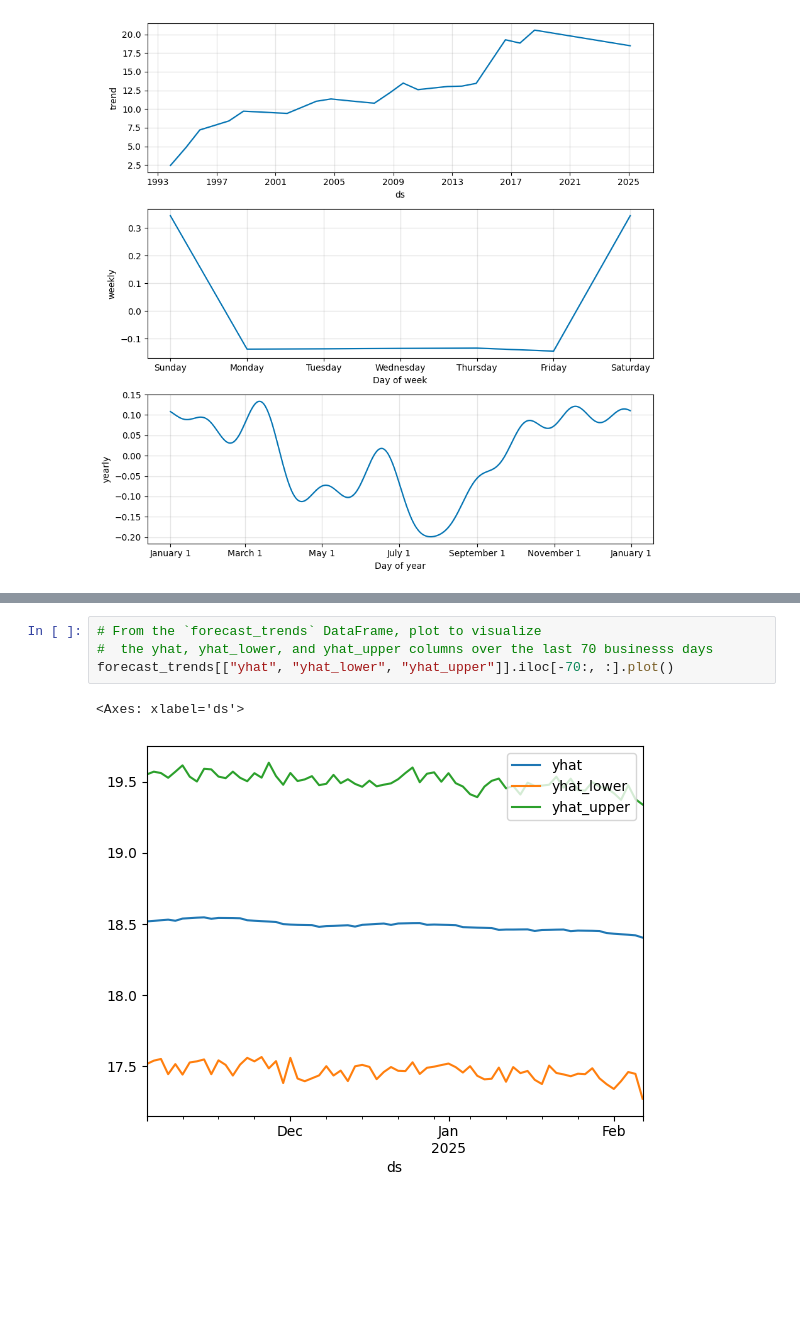
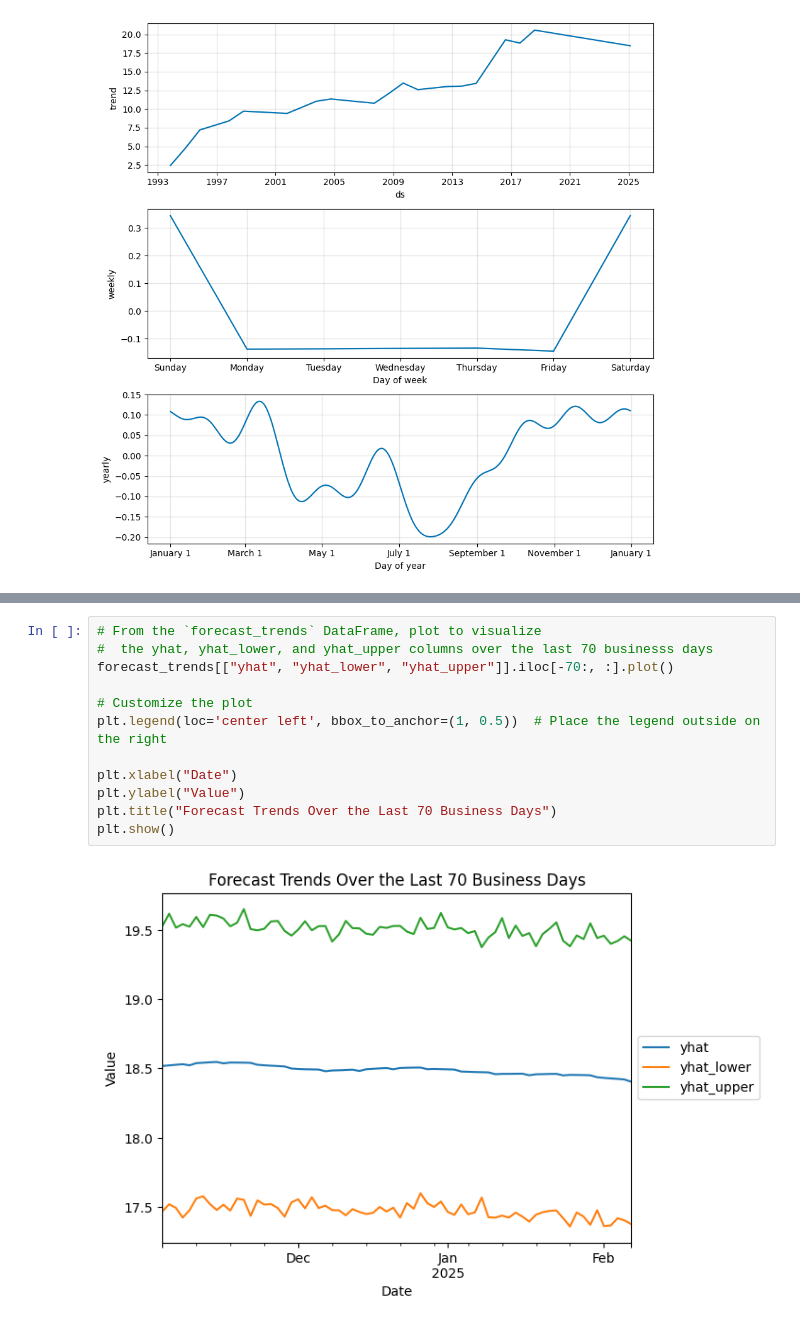
Before and after one commit to wrdhall3/fx-rate-project, a Jupyter notebook: retrieve_fx_data.ipynb, the cells around one changed output, grey strips where cells are left out. Cells and saved outputs as stored; diff of their text form; blank space fills up the shorter version.

```diff
--- a/retrieve_fx_data.ipynb
+++ b/retrieve_fx_data.ipynb
@@ -977,10 +994,17 @@ forecast_trends.head()
 # %%
 # From the `forecast_trends` DataFrame, plot to visualize
 #  the yhat, yhat_lower, and yhat_upper columns over the last 70 businesss days
 forecast_trends[["yhat", "yhat_lower", "yhat_upper"]].iloc[-70:, :].plot()
+
+# Customize the plot
+plt.legend(loc='center left', bbox_to_anchor=(1, 0.5))  # Place the legend outside on the right
+
+plt.xlabel("Date")
+plt.ylabel("Value")
+plt.title("Forecast Trends Over the Last 70 Business Days")
+plt.show()
 # %% [output]
-<Axes: xlabel='ds'>
-[figure, old version]
+[figure, new version]
 # %%
 # Create a DataFrame that contains just last 70 businesss days
 forecast_90_days = forecast_trends.iloc[-70:, :][["yhat_upper", "yhat_lower", "yhat"]]
```
Also changed, not shown: parts of 8 cells of this notebook.
